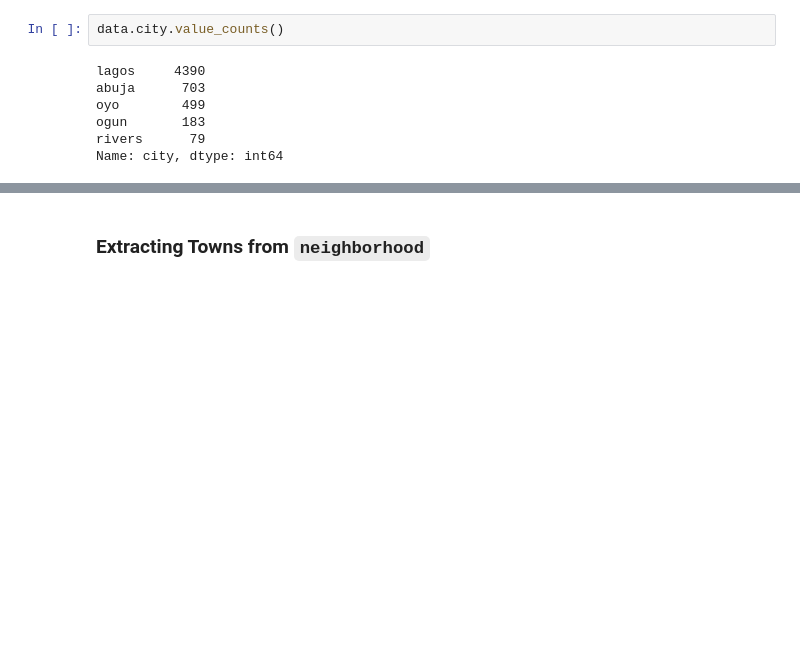
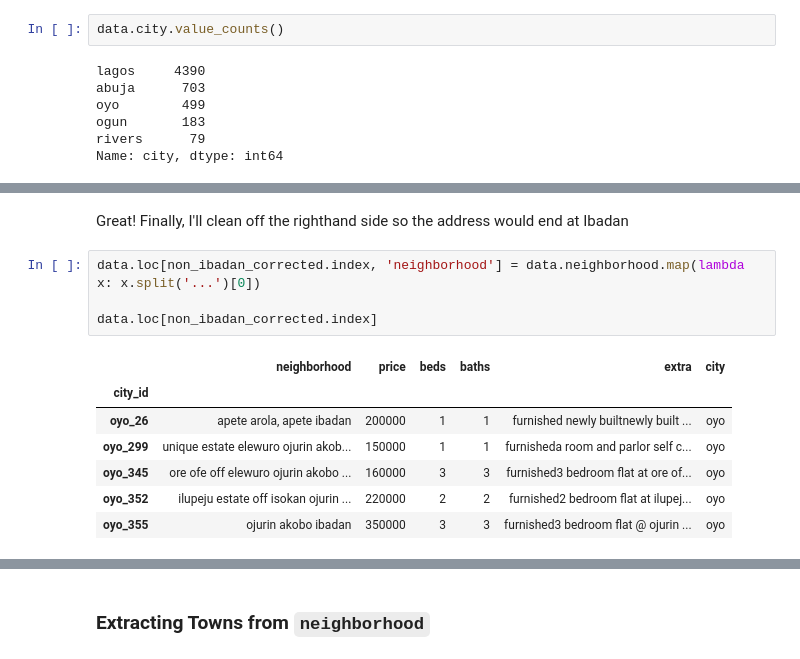
Before and after one commit to stevenkolawole/house_rent_pricing_app, a Jupyter notebook: data_cleaning_&_EDA.ipynb, the cells around one changed output, grey strips where cells are left out. Drawn from its saved outputs; the diff is of its cells as text; blank space fills up the shorter version.

```diff
--- a/data_cleaning_&_EDA.ipynb
+++ b/data_cleaning_&_EDA.ipynb
@@ -596,0 +628,14 @@ Index(['oyo_1', 'oyo_2', 'oyo_3', 'oyo_4', 'oyo_8', 'oyo_9', 'oyo_19',
+# %% [markdown]
+Great! Finally, I'll clean off the righthand side so the address would end at Ibadan
+# %%
+data.loc[non_ibadan_corrected.index, 'neighborhood'] = data.neighborhood.map(lambda x: x.split('...')[0])
+
+data.loc[non_ibadan_corrected.index]
+# %% [output]
+|  | neighborhood | price | beds | baths | extra | city |
+| city_id |  |  |  |  |  |  |
+| oyo_26 | apete arola, apete ibadan | 200000 | 1 | 1 | furnished newly builtnewly built ... | oyo |
+| oyo_299 | unique estate elewuro ojurin akob... | 150000 | 1 | 1 | furnisheda room and parlor self c... | oyo |
+| oyo_345 | ore ofe off elewuro ojurin akobo ... | 160000 | 3 | 3 | furnished3 bedroom flat at ore of... | oyo |
+| oyo_352 | ilupeju estate off isokan ojurin ... | 220000 | 2 | 2 | furnished2 bedroom flat at ilupej... | oyo |
+| oyo_355 | ojurin akobo ibadan | 350000 | 3 | 3 | furnished3 bedroom flat @ ojurin ... | oyo |
```
Also changed, not shown: parts of 23 cells of this notebook.
